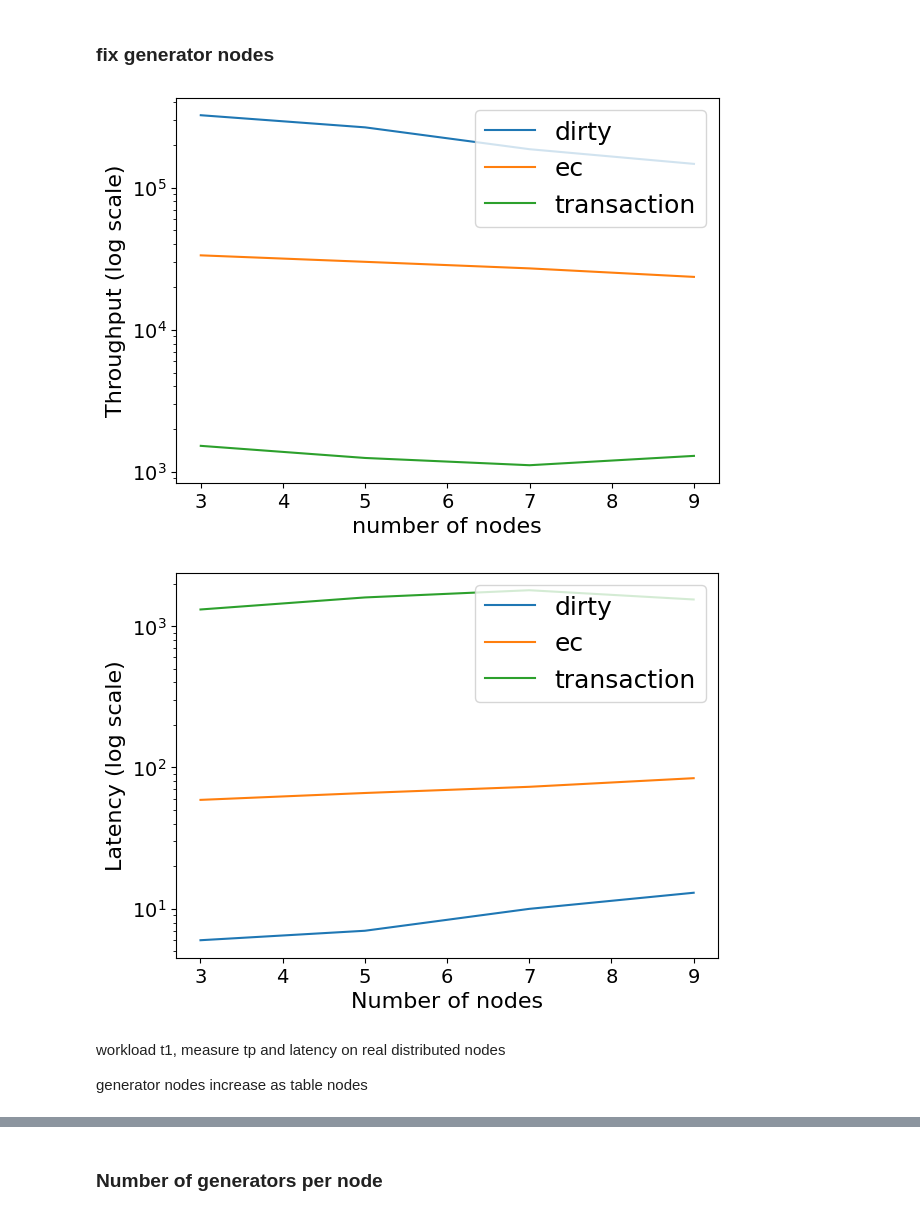
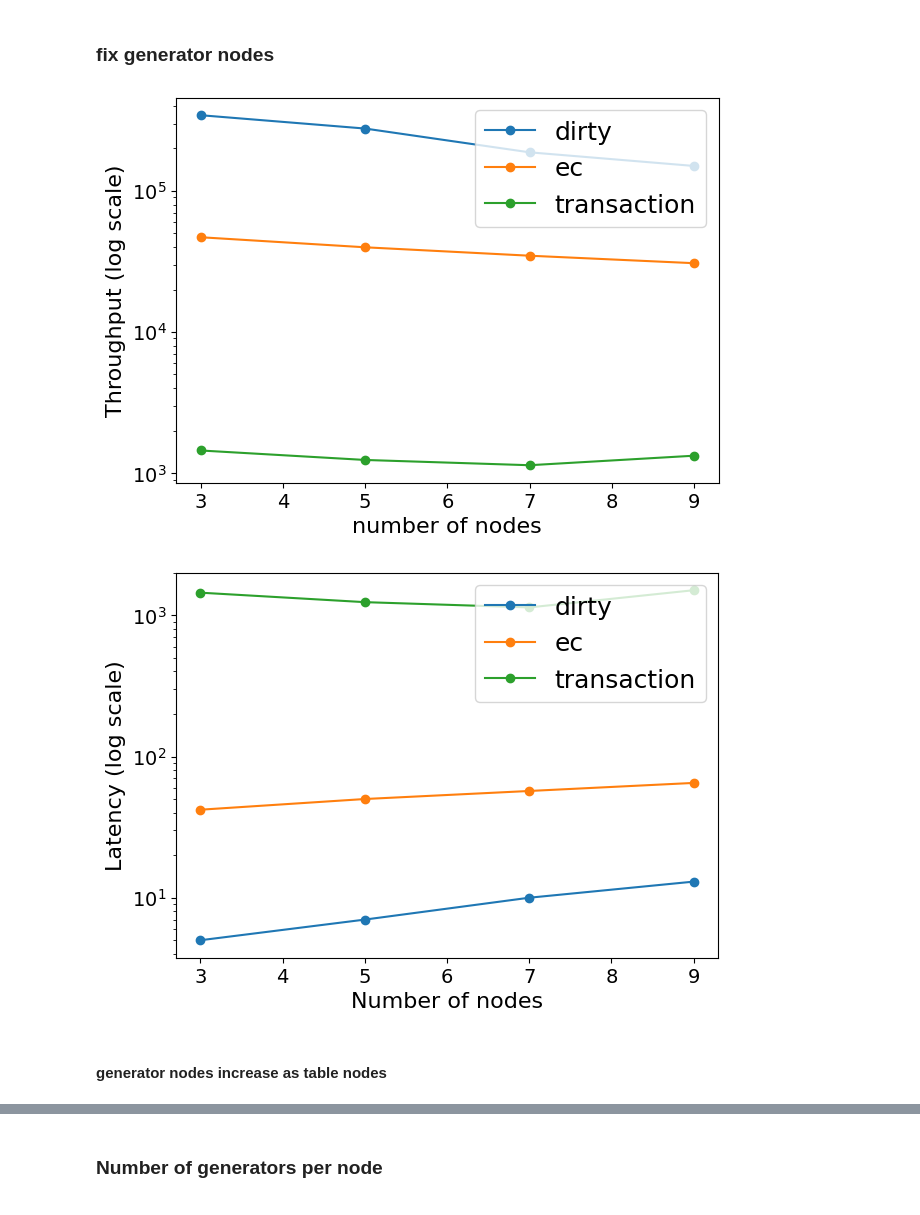
Before and after one commit to Vincent-lau/hypermnesia, a Jupyter notebook: benchmark/plot.ipynb, the cells around one changed output, grey strips where cells are left out. Drawn from its saved outputs; the diff is of its cells as text; code cells hidden in the pictures.

```diff
--- a/benchmark/plot.ipynb
+++ b/benchmark/plot.ipynb
@@ -222,41 +260,54 @@ fig.savefig(f'{graph_dir}space_overhead_runtime.pdf', bbox_inches='tight')
 dirty_tp = [323756,265932,186646,147151]
 ec_tp = [33420,30091,27053,23571]
 trans_tp = [1525,1253,1114,1296]
+
+
+dirty_tp = [343950,276670,187719,150287]
+ec_tp=[46945,39848,34735,30743]
+trans_tp = [1446,1239,1137,1328]
+
 nodes = list(range(3, 10, 2))
 
 fig, ax = plt.subplots()
-ax.semilogy(nodes, dirty_tp, label='dirty')
-ax.semilogy(nodes, ec_tp, label='ec')
-ax.semilogy(nodes, trans_tp, label='transaction')
+ax.semilogy(nodes, dirty_tp, marker='o', label='dirty')
+ax.semilogy(nodes, ec_tp, marker='o', label='ec')
+ax.semilogy(nodes, trans_tp, marker='o', label='transaction')
 
 ax.set_ylabel('Throughput (log scale)')
-ax.set_xlabel('number of nodes')
+ax.set_xlabel('Number of nodes')
 ax.legend()
 
 fig.savefig(f'{graph_dir}tp_nodes_fixgen_caelum.pdf', bbox_inches='tight')
 # %% [output]
-[figure, old version]
+[figure, new version]
 # %%
 dirty_lat = [6,7,10,13]
 ec_lat = [59,66,73,84]
 trans_lat = [1311,1595,1794,1543]
+
+
+dirty_lat = [ 5, 7, 10, 13]
+ec_lat = [42, 50, 57, 65]
+trans_lat = [1446,1239,1137,1505]
+
+
+
+
 nodes = [3,5,7,9]
 
 fig, ax = plt.subplots()
-ax.semilogy(nodes, dirty_lat, label='dirty')
-ax.semilogy(nodes, ec_lat, label='ec')
-ax.semilogy(nodes, trans_lat, label='transaction')
+ax.semilogy(nodes, dirty_lat, marker = 'o', label='dirty')
+ax.semilogy(nodes, ec_lat, marker='o', label='ec')
+ax.semilogy(nodes, trans_lat, marker='o', label='transaction')
 ax.set_ylabel('Latency (log scale)')
 ax.set_xlabel('Number of nodes')
 ax.legend()
 
 fig.savefig(f'{graph_dir}lat_nodes_fixgen_caelum.pdf', bbox_inches='tight')
 # %% [output]
-[figure, old version]
+[figure, new version]
 # %% [markdown]
-workload t1, measure tp and latency on real distributed nodes
-
-generator nodes increase as table nodes
+#### generator nodes increase as table nodes
 # %%
 dirty_tp = [139958,187325,337636,219772]
 ec_tp = [22445,33441,40984,47849]
```
Also changed, not shown: parts of 13 cells of this notebook, 14 other files.
